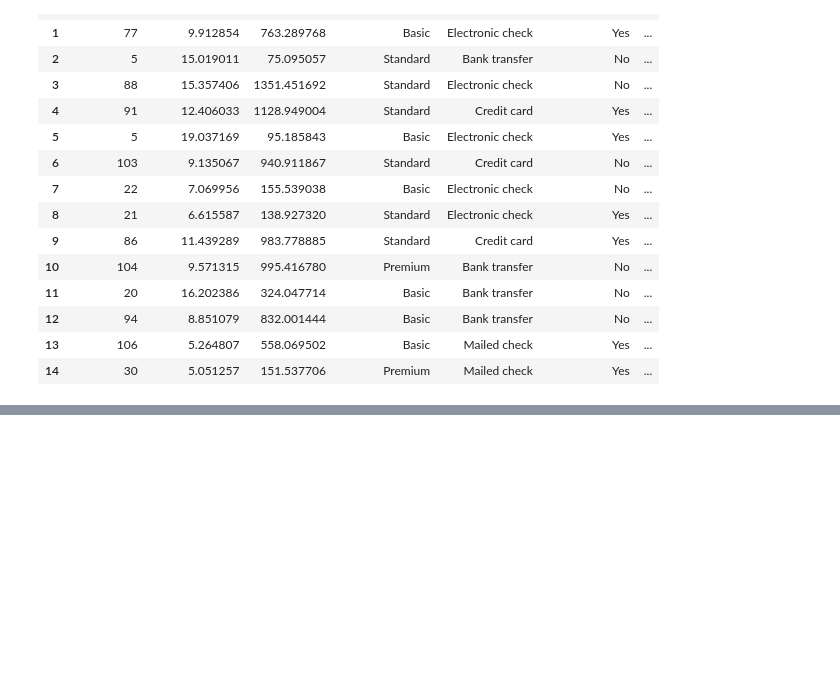
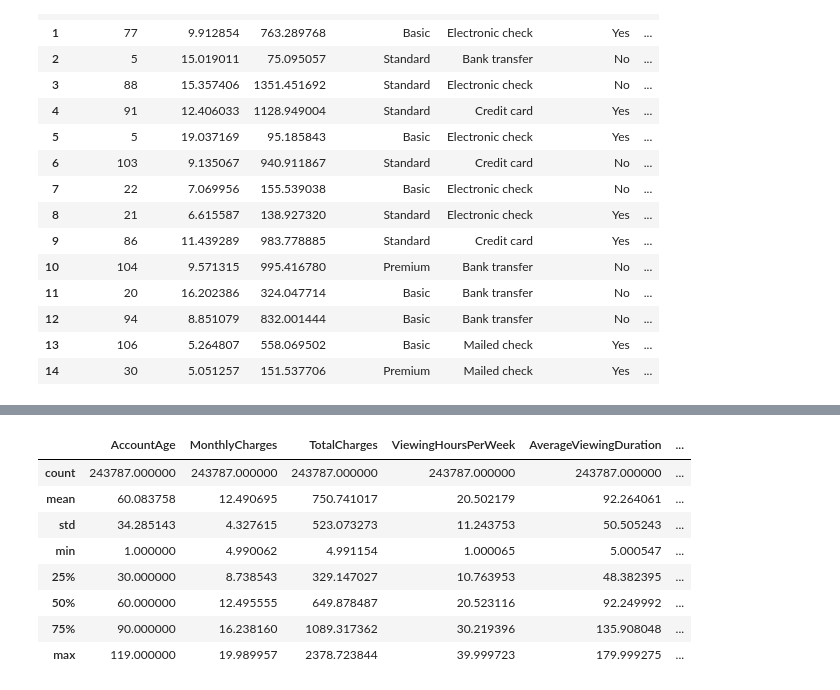
Before and after one commit to BVR198/Data-Science-Challenge, a Jupyter notebook: Customer Churn.ipynb, the cells around one changed output, grey strips where cells are left out. Cells and saved outputs as stored; diff of their text form; code cells hidden in the pictures; blank space fills up the shorter version.

```diff
--- a/Customer Churn.ipynb
+++ b/Customer Churn.ipynb
@@ -59,0 +97,12 @@ y_test.head(15)
+# %%
+x_train.describe()
+# %% [output]
+|  | AccountAge | MonthlyCharges | TotalCharges | ViewingHoursPerWeek | AverageViewingDuration | ... |
+| count | 243787.000000 | 243787.000000 | 243787.000000 | 243787.000000 | 243787.000000 | ... |
+| mean | 60.083758 | 12.490695 | 750.741017 | 20.502179 | 92.264061 | ... |
+| std | 34.285143 | 4.327615 | 523.073273 | 11.243753 | 50.505243 | ... |
+| min | 1.000000 | 4.990062 | 4.991154 | 1.000065 | 5.000547 | ... |
+| 25% | 30.000000 | 8.738543 | 329.147027 | 10.763953 | 48.382395 | ... |
+| 50% | 60.000000 | 12.495555 | 649.878487 | 20.523116 | 92.249992 | ... |
+| 75% | 90.000000 | 16.238160 | 1089.317362 | 30.219396 | 135.908048 | ... |
+| max | 119.000000 | 19.989957 | 2378.723844 | 39.999723 | 179.999275 | ... |
```
Also changed, not shown: parts of 7 cells of this notebook.
